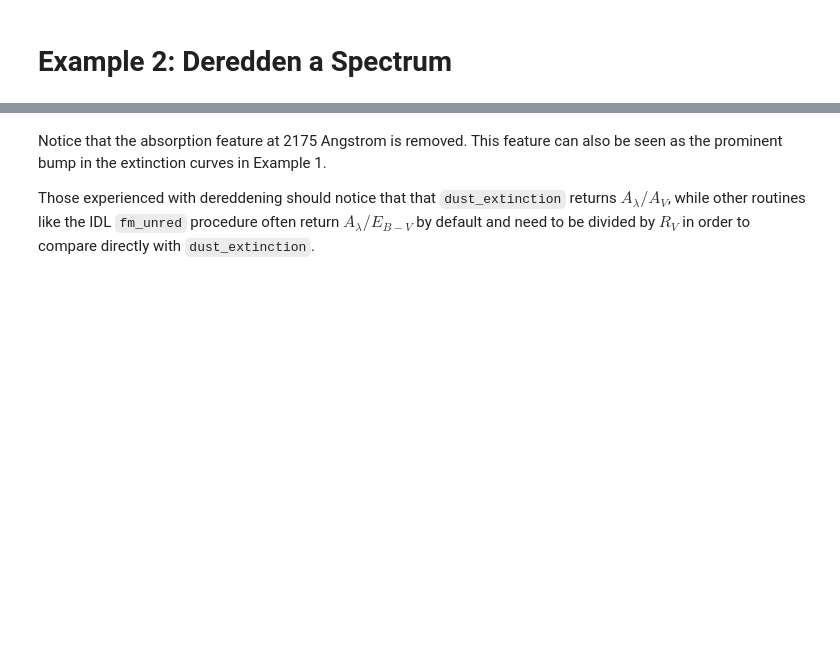
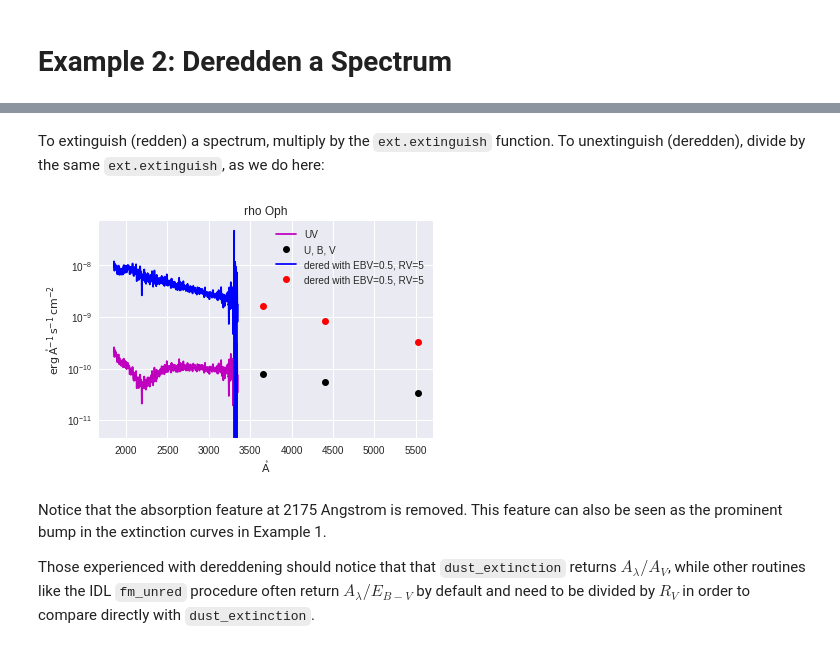
Before and after one commit to krislars/astropy-tutorials, a Jupyter notebook: tutorials/notebooks/color-excess/color-excess.ipynb, the cells around one changed output, grey strips where cells are left out. Saved outputs shown, nothing was run; the diff lists cells and outputs as text; code cells hidden in the pictures; blank space fills up the shorter version.

```diff
--- a/tutorials/notebooks/color-excess/color-excess.ipynb
+++ b/tutorials/notebooks/color-excess/color-excess.ipynb
@@ -145,3 +203,23 @@ plt.show()
+# %% [markdown]
+To extinguish (redden) a spectrum, multiply by the `ext.extinguish` function.  To unextinguish (deredden), divide by the same `ext.extinguish`, as we do here:
+# %%
+plt.semilogy(wav_UV,UVflux,'m',label='UV')
+plt.semilogy(wav_V,Vflux,'ko',label='U, B, V')
+plt.semilogy(wav_B,Bflux,'ko')
+plt.semilogy(wav_U,Uflux,'ko')
+
+plt.semilogy(wav_UV,UVflux/ext.extinguish(wav_UV,Ebv=Ebv),'b',
+             label='dered with EBV=0.5, RV=5')
+plt.semilogy(wav_V,Vflux/ext.extinguish(wav_V,Ebv=Ebv),'ro',
+             label='dered with EBV=0.5, RV=5')
+plt.semilogy(wav_B,Bflux/ext.extinguish(wav_B,Ebv=Ebv),'ro')
+plt.semilogy(wav_U,Uflux/ext.extinguish(wav_U,Ebv=Ebv),'ro')
+
+plt.legend(loc='best')
+plt.title('rho Oph')
+plt.show()
+# %% [output]
+[figure, added]
 # %% [markdown]
 Notice that the absorption feature at 2175 Angstrom is removed.  This feature can also be seen as the prominent bump in the extinction curves in Example 1.
 
```
Also changed, not shown: parts of 24 cells of this notebook.
